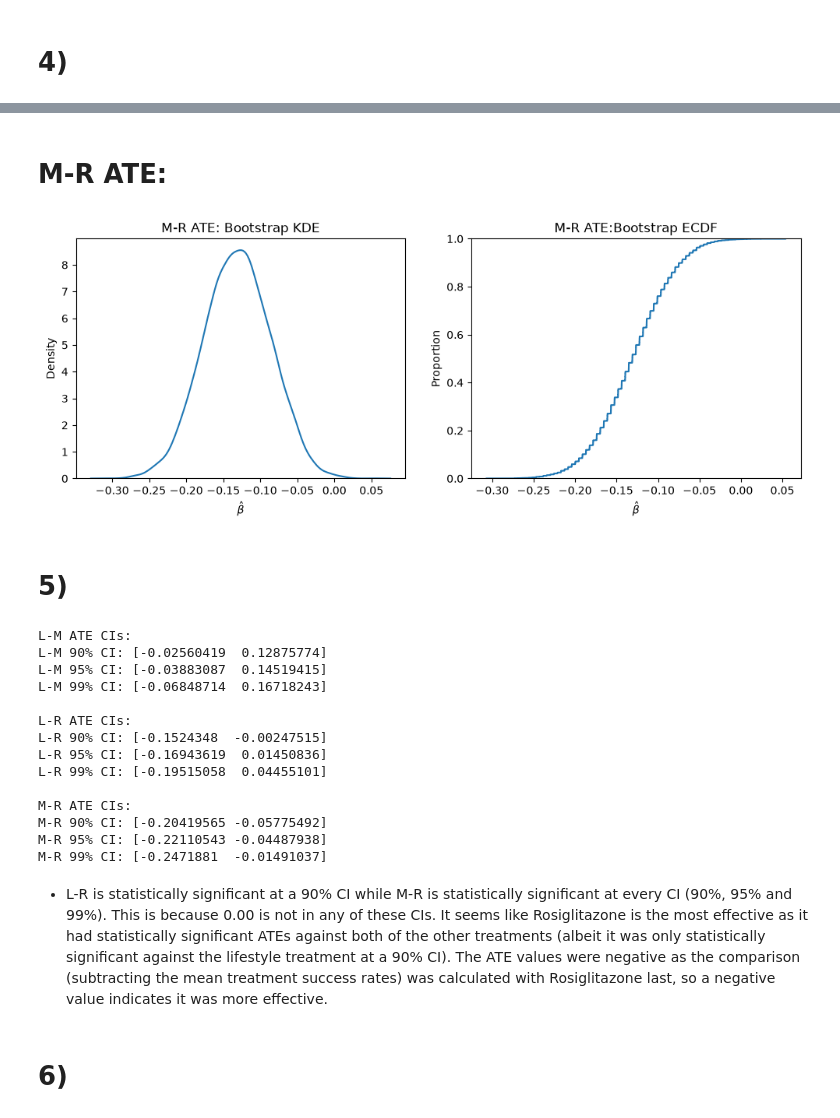
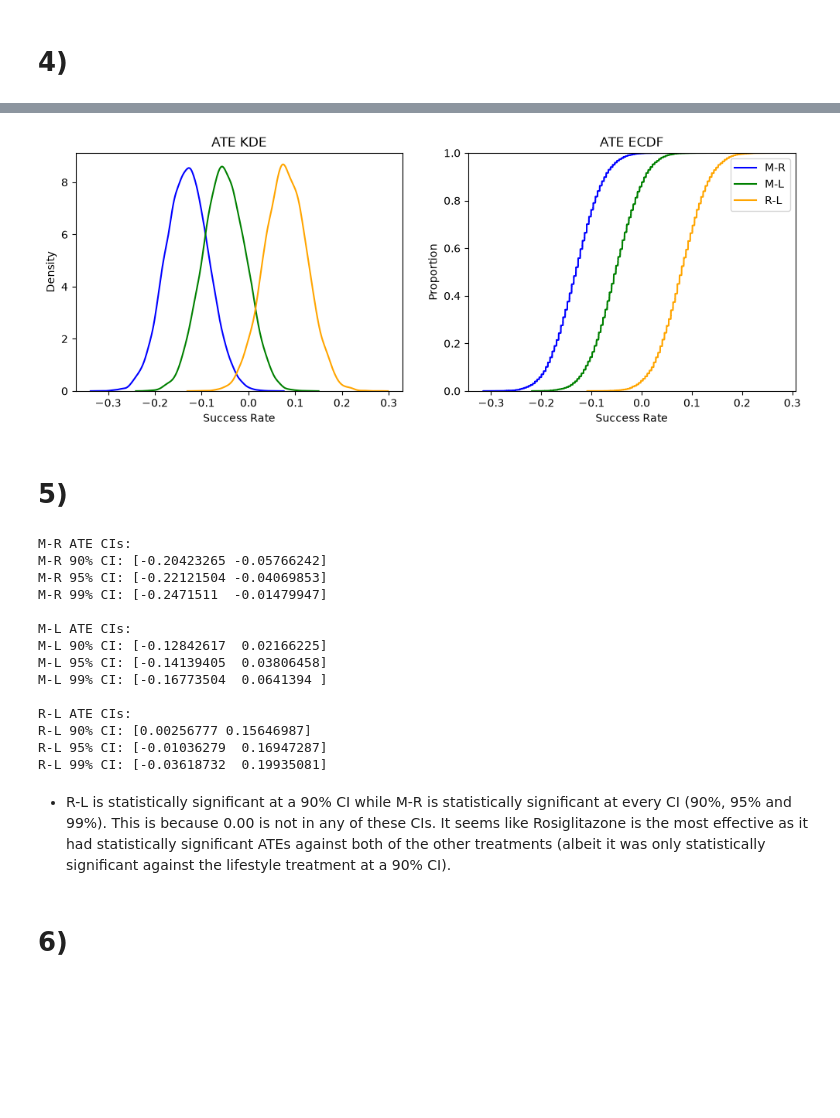
Before and after one commit to sjy3pb/uu_bootstrap, a Jupyter notebook: Thursday_lab/lab_06.ipynb, the cells around one changed output, grey strips where cells are left out. Cells and saved outputs as stored; diff of their text form; code cells hidden in the pictures; blank space fills up the shorter version.

```diff
--- a/Thursday_lab/lab_06.ipynb
+++ b/Thursday_lab/lab_06.ipynb
@@ -359,54 +325,51 @@ plt.show()
-# %% [markdown]
-# M-R ATE:
-# %%
-fig, ax = plt.subplots(1, 2, figsize=(12, 4))
-
-## KDE
-sns.kdeplot(ate_mr, ax=ax[0])
-ax[0].set_xlabel(r"$\hat{\beta}$")
-ax[0].set_title("M-R ATE: Bootstrap KDE")
-
-## ECDF
-sns.ecdfplot(ate_mr, ax=ax[1])
-ax[1].set_xlabel(r"$\hat{\beta}$")
-ax[1].set_title("M-R ATE:Bootstrap ECDF")
-
-plt.show()
-# %% [output]
-[figure, removed]
+# %%
+fig, ax = plt.subplots(1, 2, figsize=(12, 4))
+
+sns.kdeplot(ate_mr, label='M-R', color='blue', ax=ax[0])
+sns.kdeplot(ate_ml, label='M-L', color='green', ax=ax[0])
+sns.kdeplot(ate_rl, label='R-L', color='orange', ax=ax[0]).set(title='ATE KDE', xlabel='Success Rate', ylabel='Density')
+
+sns.ecdfplot(ate_mr, label='M-R', color='blue', ax=ax[1])
+sns.ecdfplot(ate_ml, label='M-L', color='green', ax=ax[1])
+sns.ecdfplot(ate_rl, label='R-L', color='orange', ax=ax[1]).set(title='ATE ECDF', xlabel='Success Rate', ylabel='Proportion')
+
+plt.legend()
+plt.show()
+# %% [output]
+[figure, added]
 # %% [markdown]
 # 5)
 # %%
-LMci90 = np.quantile(ate_lm, [.05, .95])
-LMci95 = np.quantile(ate_lm, [.025, .975])
-LMci99 = np.quantile(ate_lm, [.005, .995])
-LRci90 = np.quantile(ate_lr, [.05, .95])
-LRci95 = np.quantile(ate_lr, [.025, .975])
-LRci99 = np.quantile(ate_lr, [.005, .995])
 MRci90 = np.quantile(ate_mr, [.05, .95])
 MRci95 = np.quantile(ate_mr, [.025, .975])
 MRci99 = np.quantile(ate_mr, [.005, .995])
+MLci90 = np.quantile(ate_ml, [.05, .95])
+MLci95 = np.quantile(ate_ml, [.025, .975])
+MLci99 = np.quantile(ate_ml, [.005, .995])
+RLci90 = np.quantile(ate_rl, [.05, .95])
+RLci95 = np.quantile(ate_rl, [.025, .975])
+RLci99 = np.quantile(ate_rl, [.005, .995])
 
-print(f'L-M ATE CIs:\nL-M 90% CI: {LMci90}\nL-M 95% CI: {LMci95}\nL-M 99% CI: {LMci99}\n')
-print(f'L-R ATE CIs:\nL-R 90% CI: {LRci90}\nL-R 95% CI: {LRci95}\nL-R 99% CI: {LRci99}\n')
 print(f'M-R ATE CIs:\nM-R 90% CI: {MRci90}\nM-R 95% CI: {MRci95}\nM-R 99% CI: {MRci99}\n')
+print(f'M-L ATE CIs:\nM-L 90% CI: {MLci90}\nM-L 95% CI: {MLci95}\nM-L 99% CI: {MLci99}\n')
+print(f'R-L ATE CIs:\nR-L 90% CI: {RLci90}\nR-L 95% CI: {RLci95}\nR-L 99% CI: {RLci99}\n')
 # %% [output]
-L-M ATE CIs:
-L-M 90% CI: [-0.02560419  0.12875774]
-L-M 95% CI: [-0.03883087  0.14519415]
-L-M 99% CI: [-0.06848714  0.16718243]
+M-R ATE CIs:
+M-R 90% CI: [-0.20423265 -0.05766242]
+M-R 95% CI: [-0.22121504 -0.04069853]
+M-R 99% CI: [-0.2471511  -0.01479947]
 
-L-R ATE CIs:
-L-R 90% CI: [-0.1524348  -0.00247515]
-L-R 95% CI: [-0.16943619  0.01450836]
-L-R 99% CI: [-0.19515058  0.04455101]
+M-L ATE CIs:
+M-L 90% CI: [-0.12842617  0.02166225]
+M-L 95% CI: [-0.14139405  0.03806458]
+M-L 99% CI: [-0.16773504  0.0641394 ]
 
-M-R ATE CIs:
-M-R 90% CI: [-0.20419565 -0.05775492]
-M-R 95% CI: [-0.22110543 -0.04487938]
-M-R 99% CI: [-0.2471881  -0.01491037]
+R-L ATE CIs:
+R-L 90% CI: [0.00256777 0.15646987]
+R-L 95% CI: [-0.01036279  0.16947287]
+R-L 99% CI: [-0.03618732  0.19935081]
 # %% [markdown]
-- L-R is statistically significant at a 90% CI while M-R is statistically significant at every CI (90%, 95% and 99%). This is because 0.00 is not in any of these CIs. It seems like Rosiglitazone is the most effective as it had statistically significant ATEs against both of the other treatments (albeit it was only statistically significant against the lifestyle treatment at a 90% CI). The ATE values were negative as the comparison (subtracting the mean treatment success rates) was calculated with Rosiglitazone last, so a negative value indicates it was more effective.
+- R-L is statistically significant at a 90% CI while M-R is statistically significant at every CI (90%, 95% and 99%). This is because 0.00 is not in any of these CIs. It seems like Rosiglitazone is the most effective as it had statistically significant ATEs against both of the other treatments (albeit it was only statistically significant against the lifestyle treatment at a 90% CI).
 # %% [markdown]
 # 6)
 # %% [markdown]
```
Also changed, not shown: parts of 15 cells of this notebook.
